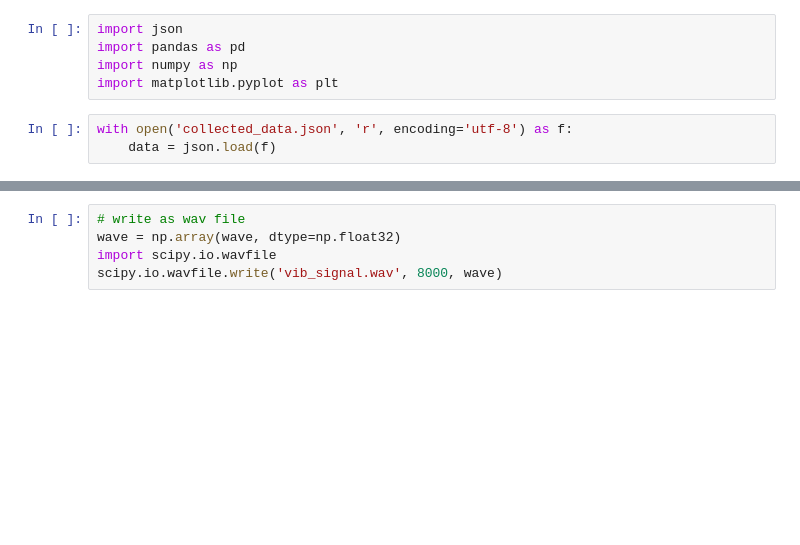
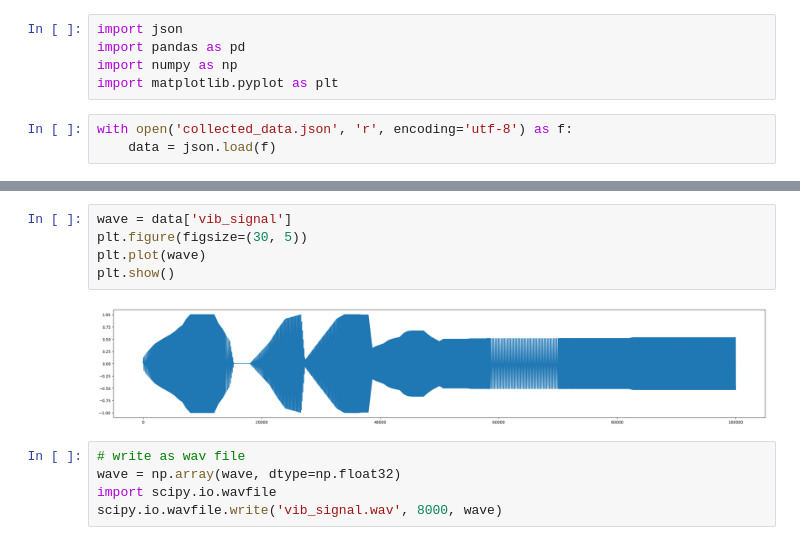
Before and after one commit to Kangsuyeon01/vib-thermal, a Jupyter notebook: static/src/test.ipynb, the cells around one changed output, grey strips where cells are left out. Cells and saved outputs as stored; diff of their text form; blank space fills up the shorter version.

```diff
--- a/static/src/test.ipynb
+++ b/static/src/test.ipynb
@@ -20,3 +27,10 @@ plt.show()
+# %%
+wave = data['vib_signal']
+plt.figure(figsize=(30, 5))
+plt.plot(wave)
+plt.show()
+# %% [output]
+[figure, added]
 # %%
 # write as wav file
 wave = np.array(wave, dtype=np.float32)
```
Also changed, not shown: parts of 10 cells of this notebook, 6 other files.
